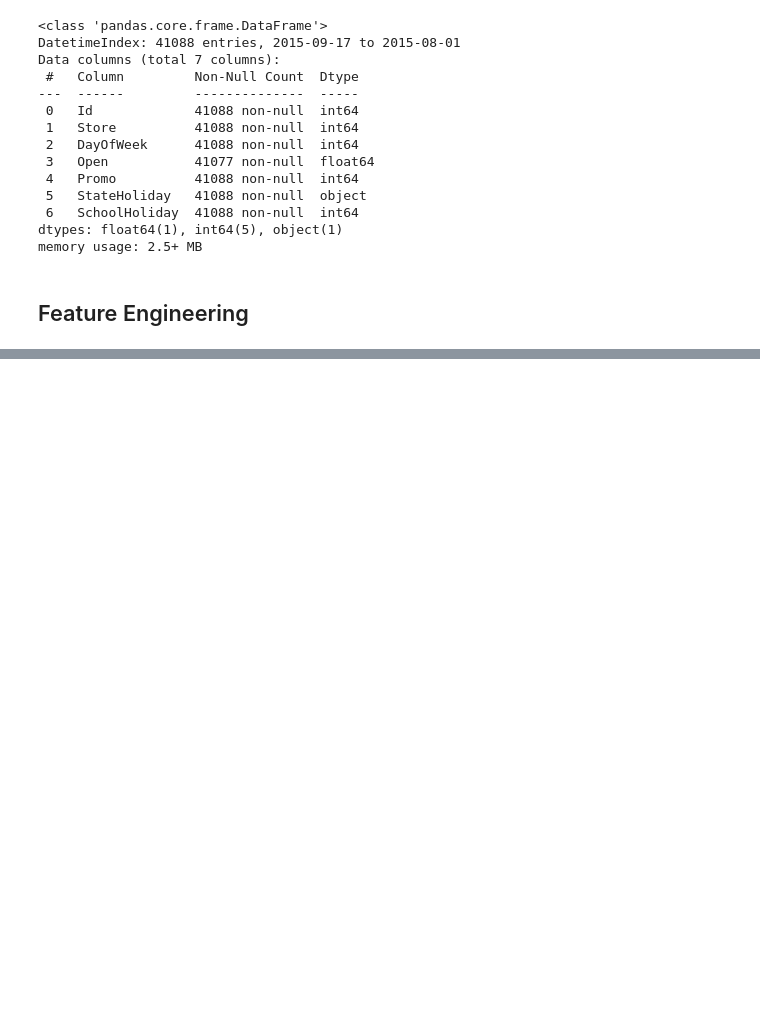
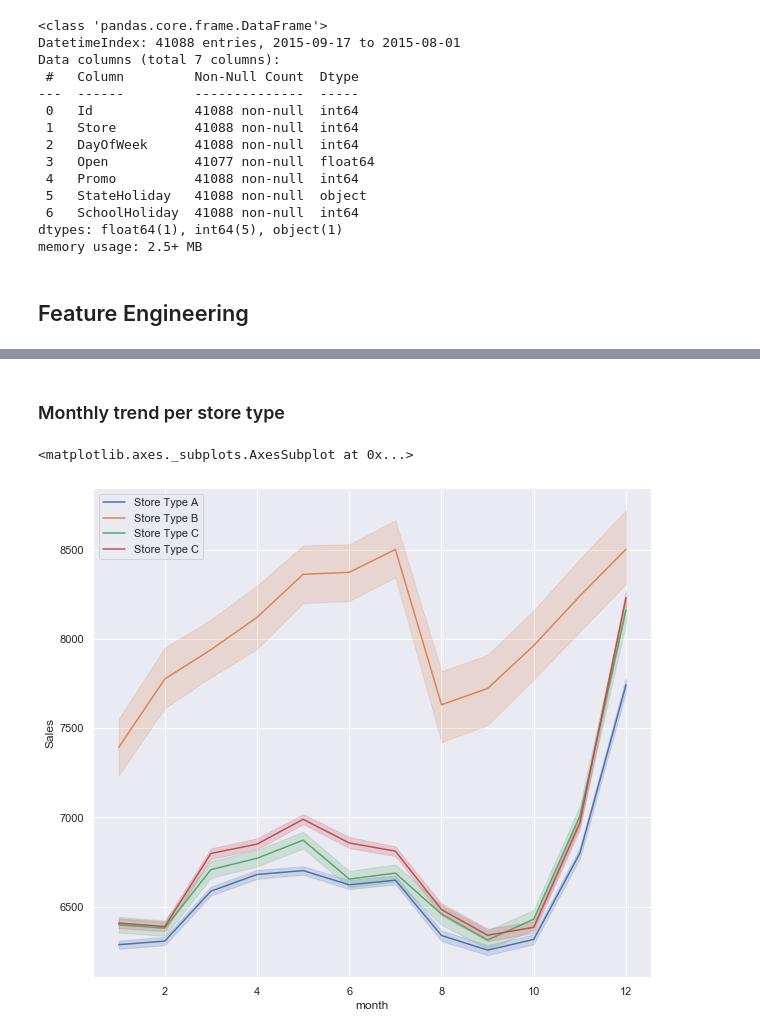
Before and after one commit to Samrawit02/Pharmaceutical-Sales-prediction, a Jupyter notebook: notebook/EDA.ipynb, the cells around one changed output, grey strips where cells are left out. Saved outputs shown, nothing was run; the diff lists cells and outputs as text; code cells hidden in the pictures; blank space fills up the shorter version.

```diff
--- a/notebook/EDA.ipynb
+++ b/notebook/EDA.ipynb
@@ -528,0 +715,11 @@ memory usage: 2.5+ MB
+# %% [markdown]
+### Monthly trend per store type
+# %%
+plt.subplots(figsize = (10, 9))
+sns.lineplot(x = data_train_type_a.month, y = data_train_type_a.Sales, label="Store Type A")
+sns.lineplot(x = data_train_type_b.month, y = data_train_type_b.Sales, label="Store Type B")
+sns.lineplot(x = data_train_type_c.month, y = data_train_type_c.Sales, label="Store Type C")
+sns.lineplot(x = data_train_type_d.month, y = data_train_type_d.Sales, label="Store Type C")
+# %% [output]
+<matplotlib.axes._subplots.AxesSubplot at 0x...>
+[figure, added]
```
Also changed, not shown: parts of 53 cells of this notebook, 15 other files.
